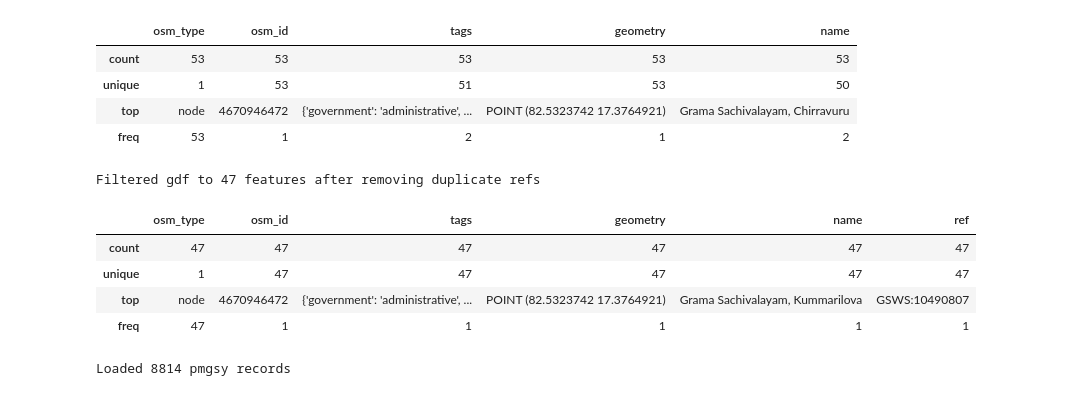
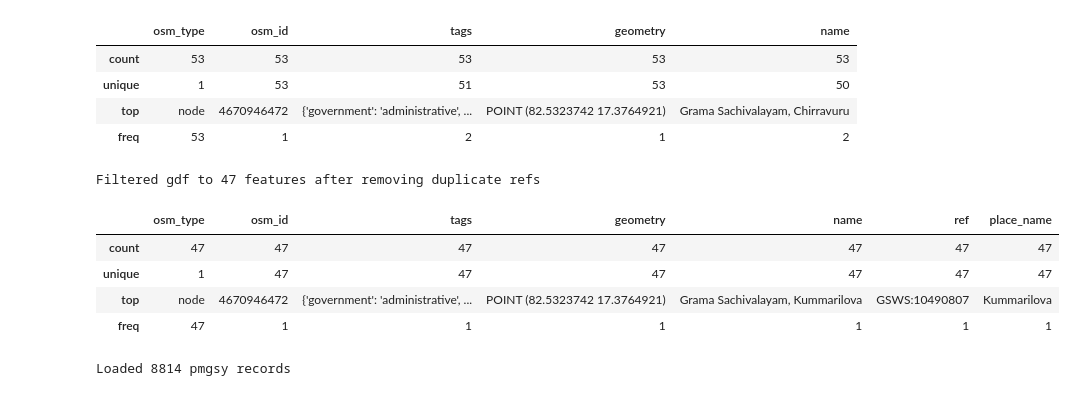
Before and after one commit to arjunaraoc/upd-gsws-osm, a Jupyter notebook: eval-pmgsy.ipynb, the cells around one changed output. Cells and saved outputs as stored; diff of their text form; code cells hidden in the pictures.

```diff
--- a/eval-pmgsy.ipynb
+++ b/eval-pmgsy.ipynb
@@ -129,20 +129,21 @@ Filtered gdf to 53 features after removing names ending with -[2-9]
 # %%
 # extract ref tag into a separate column
 gdf["ref"] = gdf["tags"].apply(lambda t: t.get("ref") if isinstance(t, dict) else None)
-
+# extract place name from name column by removing the prefix ending with "Sachivalayam, "
+gdf["place_name"] = gdf["name"].str.replace(r'^.*Sachivalayam, ', '', regex=True)
 
 # drop rows where ref value occurs more than once
 gdf = gdf[~gdf["ref"].duplicated(keep=False)]
 gdf = gdf.reset_index(drop=True)
 print(f"Filtered gdf to {len(gdf)} features after removing duplicate refs")
 gdf.describe(include='all')
 # %% [output]
 Filtered gdf to 47 features after removing duplicate refs
-|  | osm_type | osm_id | tags | geometry | name | ref |
-| count | 47 | 47 | 47 | 47 | 47 | 47 |
-| unique | 1 | 47 | 47 | 47 | 47 | 47 |
-| top | node | 4670946472 | {'government': 'administrative', ... | POINT (82.5323742 17.3764921) | Grama Sachivalayam, Kummarilova | GSWS:10490807 |
-| freq | 47 | 1 | 1 | 1 | 1 | 1 |
+|  | osm_type | osm_id | tags | geometry | name | ref | place_name |
+| count | 47 | 47 | 47 | 47 | 47 | 47 | 47 |
+| unique | 1 | 47 | 47 | 47 | 47 | 47 | 47 |
+| top | node | 4670946472 | {'government': 'administrative', ... | POINT (82.5323742 17.3764921) | Grama Sachivalayam, Kummarilova | GSWS:10490807 | Kummarilova |
+| freq | 47 | 1 | 1 | 1 | 1 | 1 | 1 |
 # %%
 # read "data/ap-pmgsy-gp-office-cleaned.tsv" into a DataFrame pmgsy_df
 pmgsy_file_path = 'data/ap-pmgsy-gp-office-cleaned.tsv'
```
Also changed, not shown: parts of 4 cells of this notebook.
